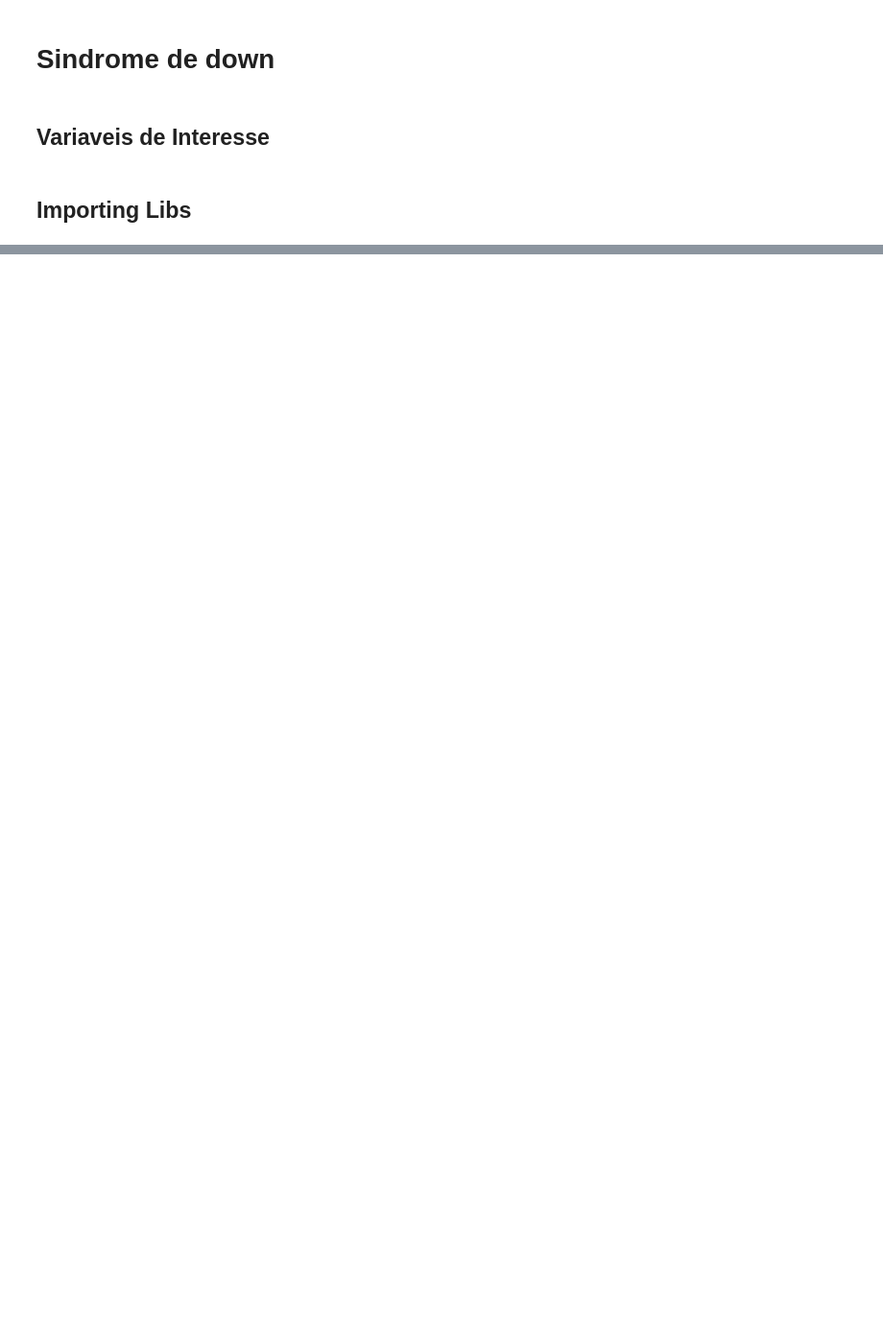
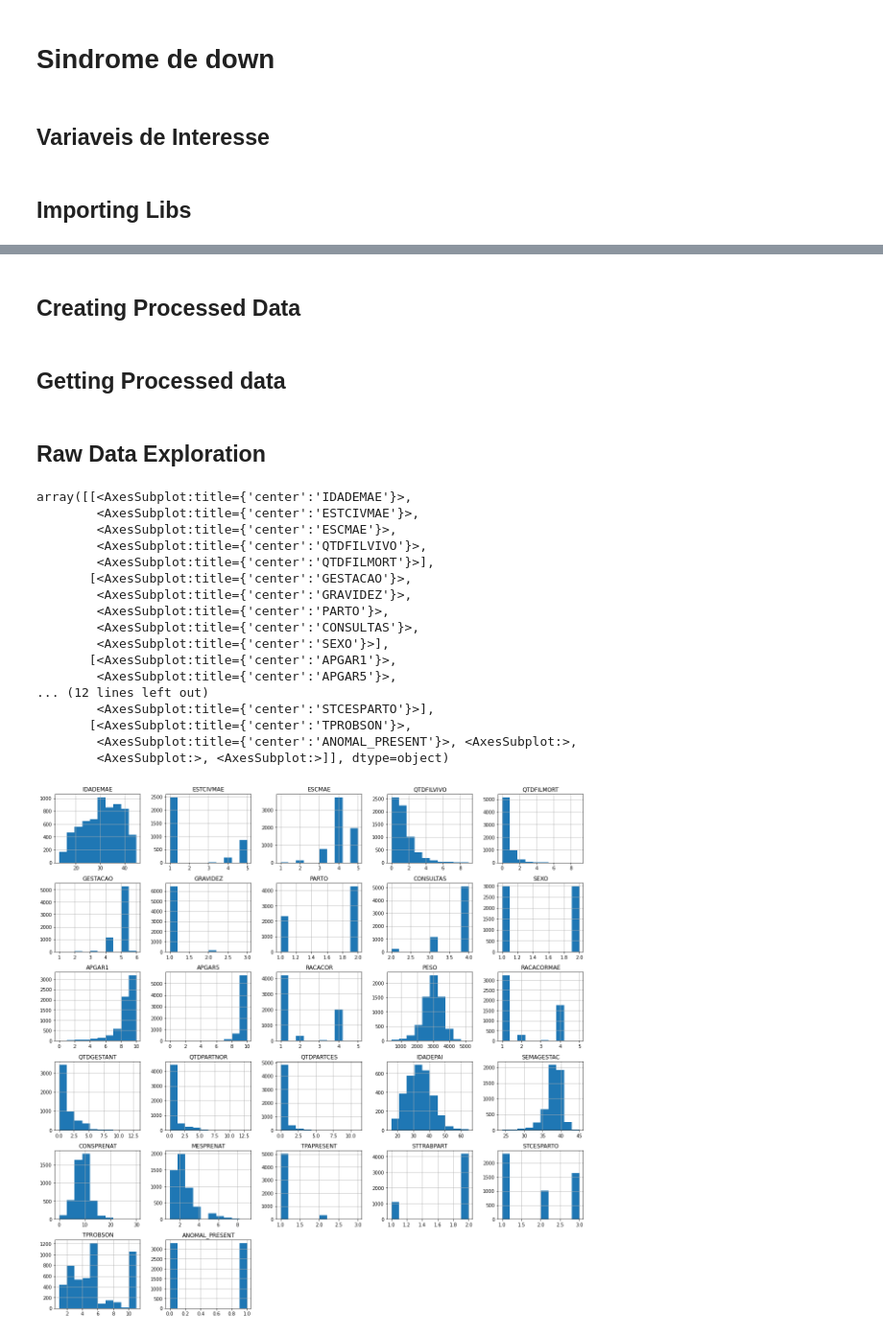
Before and after one commit to math-sasso/data_science_for_health_unicamp, a Jupyter notebook: notebooks/sindrome_down.ipynb, the cells around one changed output, grey strips where cells are left out. Shown at 96% size. Cells and saved outputs as stored; diff of their text form; code cells hidden in the pictures; blank space fills up the shorter version.

Commit message:
first checkpoint for sindorme down

```diff
--- a/notebooks/sindrome_down.ipynb
+++ b/notebooks/sindrome_down.ipynb
@@ -30,2 +32,4 @@ ModuleNotFoundError: No module named 'geopandas'
 # %%
-os.path.join(os.path.abspath(os.getcwd()).replace('= ',''),'..')
+root_dir = os.path.join(os.path.abspath(os.getcwd()).replace('= ',''),'..')
+data_dir = os.path.join(root_dir,'data')
+processed_data_dir = os.path.join(data_dir,'processed')
@@ -54,0 +48,2 @@ target_correlation = fs.get_correlation_with_target(df_econded,target_anomal,'pe
+# %% [markdown]
+## Creating Processed Data
@@ -54,0 +64,32 @@ target_correlation = fs.get_correlation_with_target(df_econded,target_anomal,'pe
+# %% [markdown]
+## Getting Processed data
+# %%
+df_anomalies = pd.read_csv(os.path.join(processed_data_dir,'df_sindrome_down.zip'))
+df_anomalies['ANOMAL_PRESENT'] = 1
+df_no_anomalies_cropped = pd.read_csv(os.path.join(processed_data_dir,'df_no_sindrome_down_cropped.zip'))
+df_no_anomalies_cropped['ANOMAL_PRESENT'] = 0
+df = pd.concat([df_anomalies,df_no_anomalies_cropped], ignore_index=True).sample(frac=1).reset_index(drop=True)
+df = df.drop(['CODANOMAL', 'STATE', 'YEAR','CONTADOR'],axis = 1)
+# %% [markdown]
+## Raw Data Exploration
+# %%
+df.hist(figsize = (20,20))
+# %% [output]
+array([[<AxesSubplot:title={'center':'IDADEMAE'}>,
+        <AxesSubplot:title={'center':'ESTCIVMAE'}>,
+        <AxesSubplot:title={'center':'ESCMAE'}>,
+        <AxesSubplot:title={'center':'QTDFILVIVO'}>,
+        <AxesSubplot:title={'center':'QTDFILMORT'}>],
+       [<AxesSubplot:title={'center':'GESTACAO'}>,
+        <AxesSubplot:title={'center':'GRAVIDEZ'}>,
+        <AxesSubplot:title={'center':'PARTO'}>,
+        <AxesSubplot:title={'center':'CONSULTAS'}>,
+        <AxesSubplot:title={'center':'SEXO'}>],
+       [<AxesSubplot:title={'center':'APGAR1'}>,
+        <AxesSubplot:title={'center':'APGAR5'}>,
+... (12 lines left out)
+        <AxesSubplot:title={'center':'STCESPARTO'}>],
+       [<AxesSubplot:title={'center':'TPROBSON'}>,
+        <AxesSubplot:title={'center':'ANOMAL_PRESENT'}>, <AxesSubplot:>,
+        <AxesSubplot:>, <AxesSubplot:>]], dtype=object)
+[figure, added]
```
Also changed, not shown: parts of 37 cells of this notebook, 4 other files.
